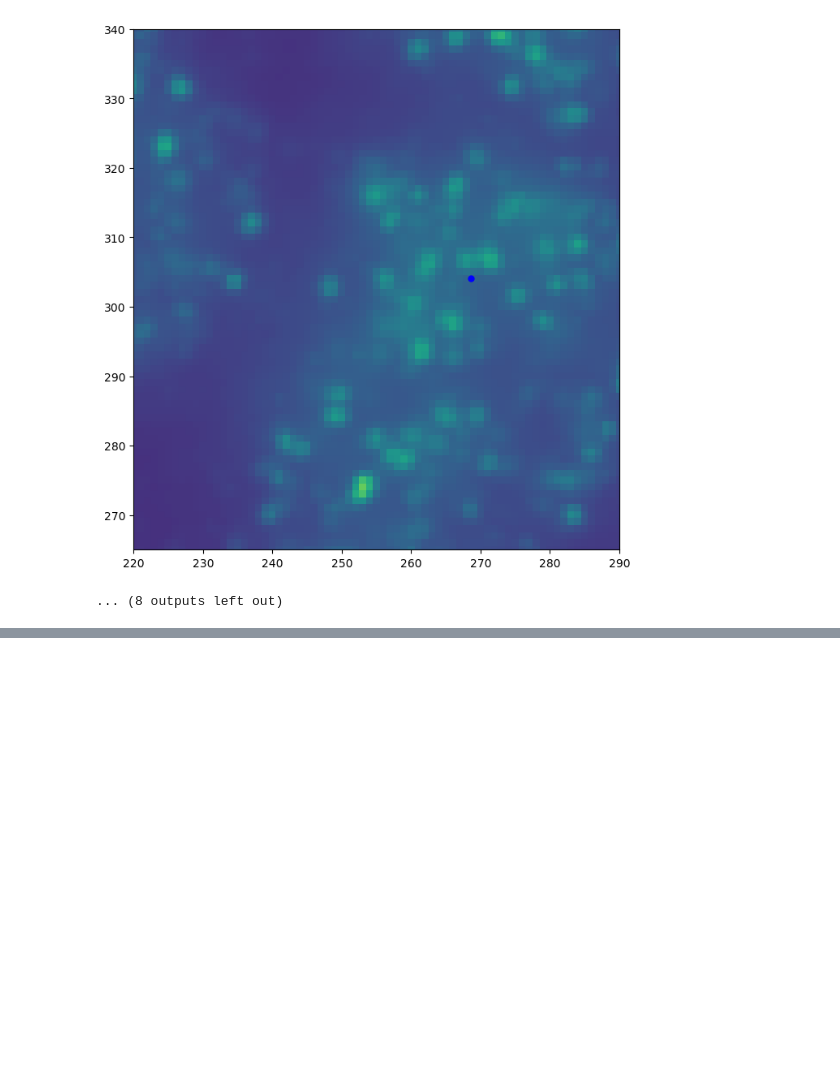
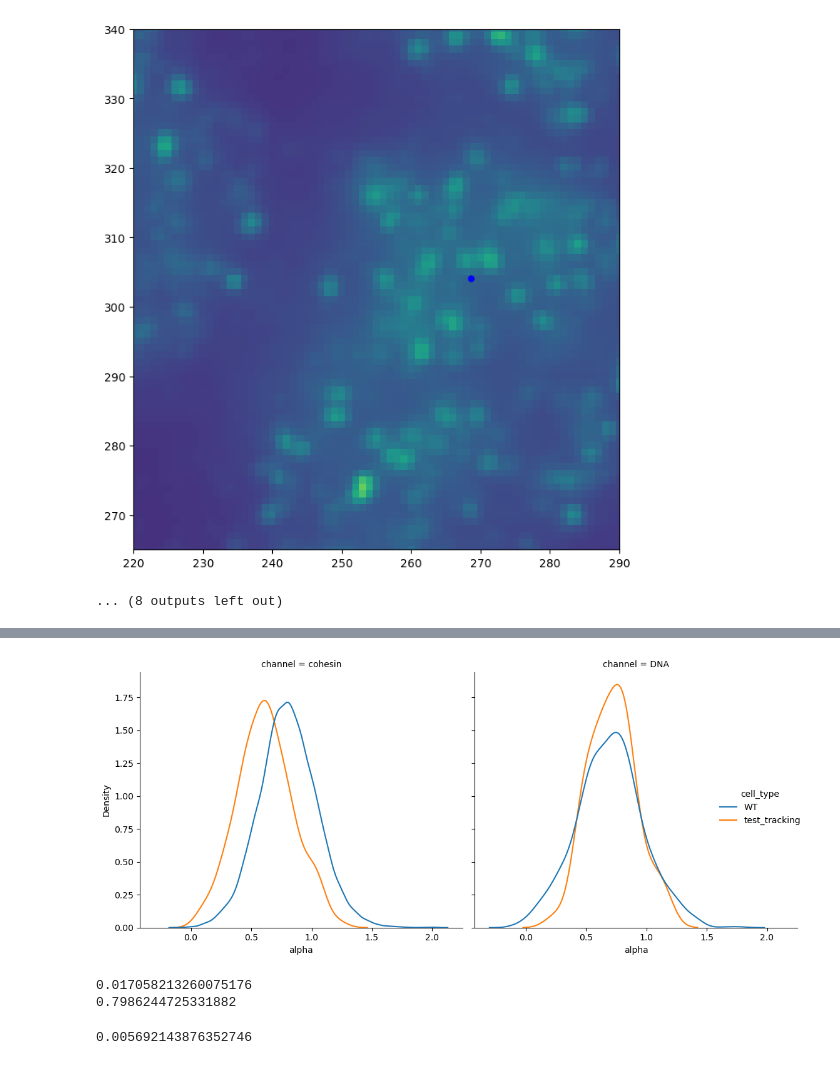
Before and after one commit to fmi-basel/ggiorget-spt-analysis, a Jupyter notebook: analyze_results.ipynb, the cells around one changed output, grey strips where cells are left out. Cells and saved outputs as stored; diff of their text form; code cells hidden in the pictures; blank space fills up the shorter version.

```diff
--- a/analyze_results.ipynb
+++ b/analyze_results.ipynb
@@ -671,0 +775,16 @@ for i in range(np.shape(im_w1[:20,...])[0]):
+# %%
+sns.displot(data=coefficients, x="alpha", kind="kde",common_norm=False,col='channel',hue='cell_type')
+plt.tight_layout()
+# %% [output]
+[figure, added]
+# %%
+print(coefficients[(coefficients.channel == 'cohesin')].D.median())
+print(coefficients[(coefficients.channel == 'cohesin')].alpha.median())
+# %% [output]
+0.017058213260075176
+0.7986244725331882
+# %%
+# print(coefficients[(coefficients.channel == 'DNA')].D.median())
+print(coefficients[(coefficients.channel == 'DNA')&(coefficients.cell_type == 'test_tracking')].D.median())
+# %% [output]
+0.005692143876352746
```
Also changed, not shown: parts of 16 cells of this notebook, 2 other files.
